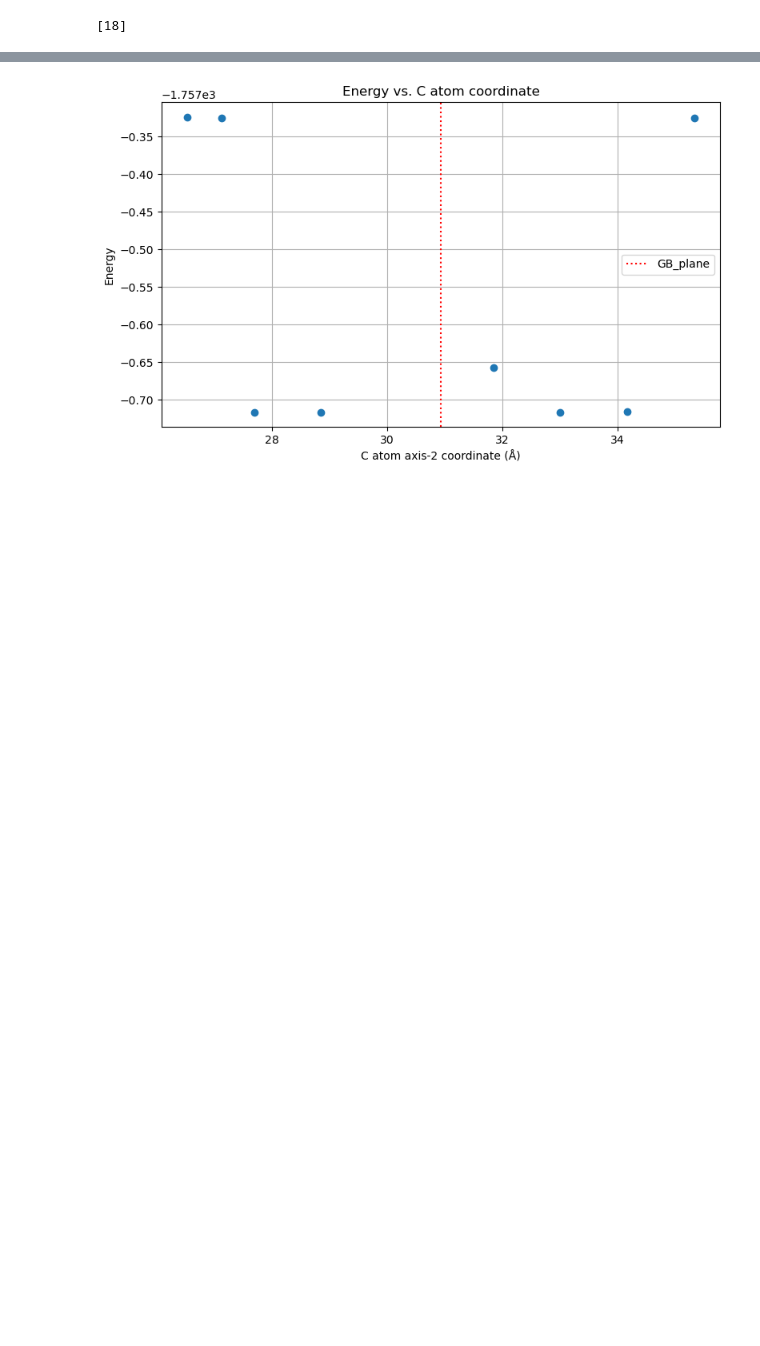
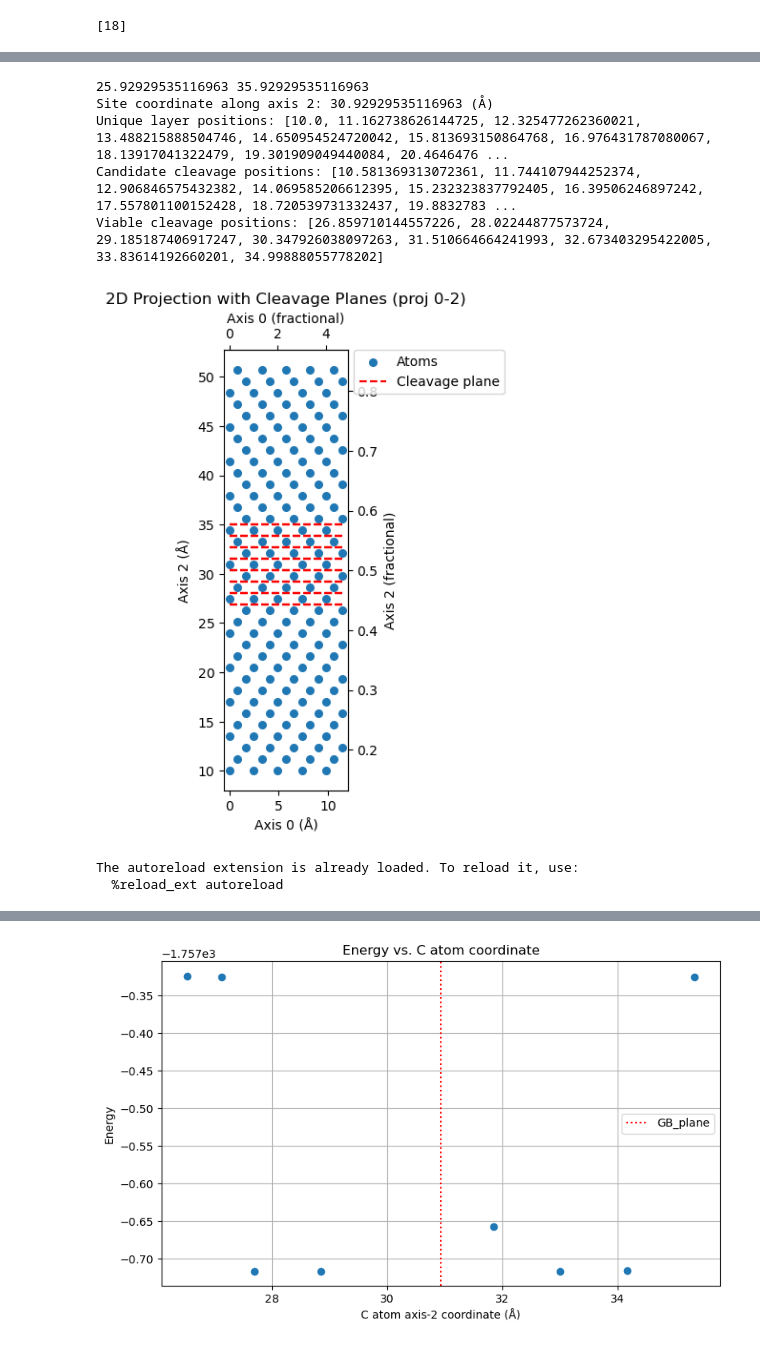
Before and after one commit to pyiron/pyiron_workflow_atomistics, a Jupyter notebook: 2025_05_26_GB_Opt_Example.ipynb, the cells around one changed output, grey strips where cells are left out. Drawn from its saved outputs; the diff is of its cells as text; code cells hidden in the pictures; blank space fills up the shorter version.

Commit message:
cleavage functionality development

```diff
--- a/2025_05_26_GB_Opt_Example.ipynb
+++ b/2025_05_26_GB_Opt_Example.ipynb
@@ -369,0 +689,40 @@ NameError: name 'cleavage_coords' is not defined
+# %%
+from pyiron_workflow_atomistics.gb.gb_cleavage import cleave_gb_structure
+from ase.io import read
+struct = read("asdf.vasp")
+cleaved_structs, cleavage_planes = cleave_gb_structure(base_atoms = struct,
+                    axis_to_cleave = "z",
+                    target_coord=wf.gb_plane_extractor.outputs.gb_plane_analysis_dict.value["gb_cart"],
+                    tol=0.3,
+                    cleave_region_halflength=5.0,
+                    layer_tolerance=0.3,
+                    separation=8.0,
+                    use_fractional=False)()
+
+#for struct in cleaved_structs:
+from pyiron_workflow_atomistics.gb.gb_cleavage import plot_structure_with_cleavage
+plot_structure_with_cleavage.node_function(atoms = struct,
+                                            cleavage_planes = cleavage_planes,
+                                            projection=(0, 2),
+                                            reps=(5, 1),
+                                            figsize=(8, 6),
+                                            atom_color='C0',
+                                            plane_color='r',
+                                            plane_linestyle='--',
+                                            atom_size=30,
+                                            save_path=None,
+                                            dpi=300,
+                                            show_fractional_axes = True,
+                                            ylims=[0, 61])
+
+%load_ext autoreload
+%autoreload 2
+# %% [output]
+25.92929535116963 35.92929535116963
+Site coordinate along axis 2: 30.92929535116963 (Å)
+Unique layer positions: [10.0, 11.162738626144725, 12.325477262360021, 13.488215888504746, 14.650954524720042, 15.813693150864768, 16.976431787080067, 18.13917041322479, 19.301909049440084, 20.4646476 ...
+Candidate cleavage positions: [10.581369313072361, 11.744107944252374, 12.906846575432382, 14.069585206612395, 15.232323837792405, 16.39506246897242, 17.557801100152428, 18.720539731332437, 19.8832783 ...
+Viable cleavage positions: [26.859710144557226, 28.02244877573724, 29.185187406917247, 30.347926038097263, 31.510664664241993, 32.673403295422005, 33.83614192660201, 34.99888055778202]
+[figure, added]
+The autoreload extension is already loaded. To reload it, use:
+  %reload_ext autoreload
```
Also changed, not shown: parts of 15 cells of this notebook, 2 other files.
